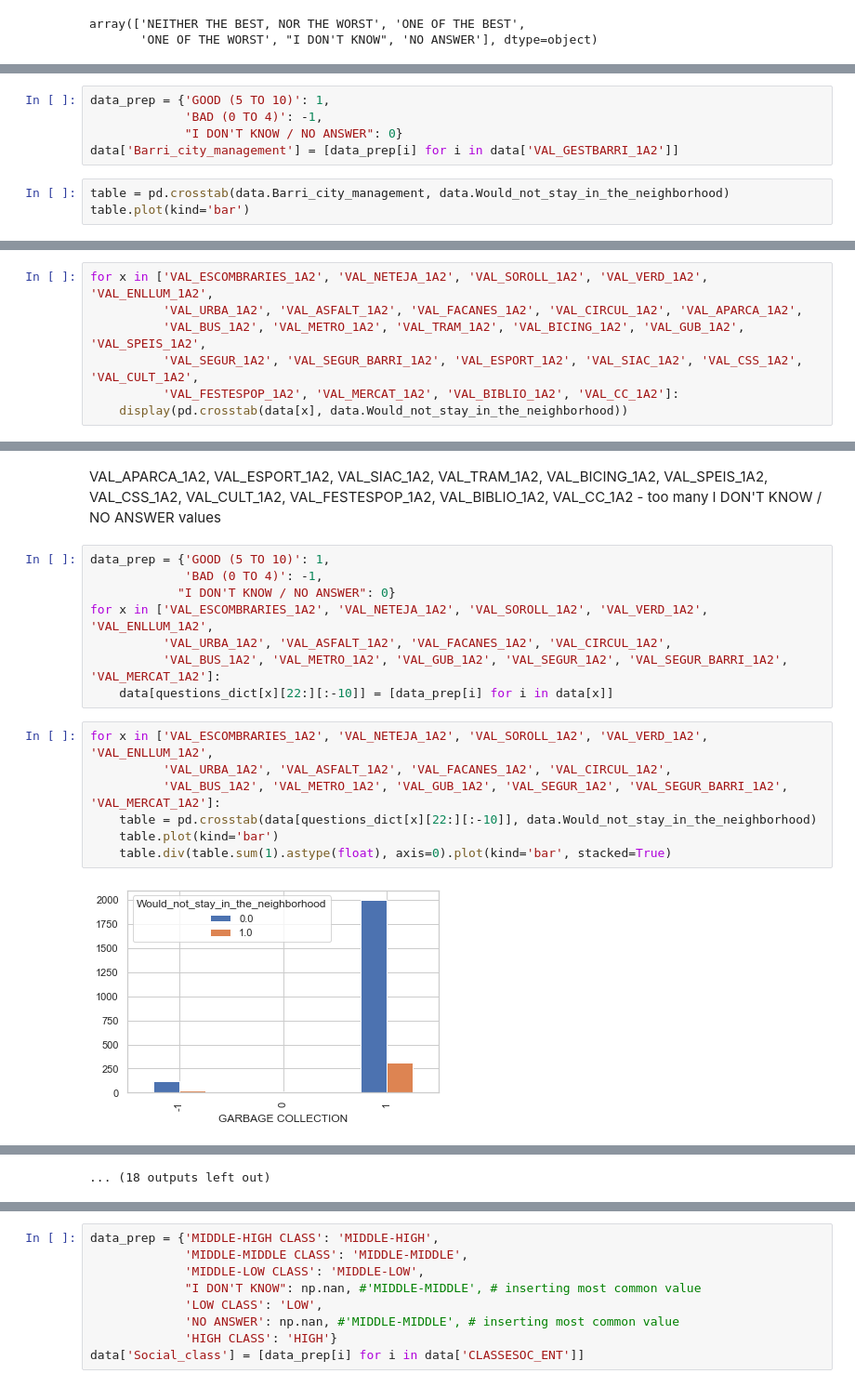
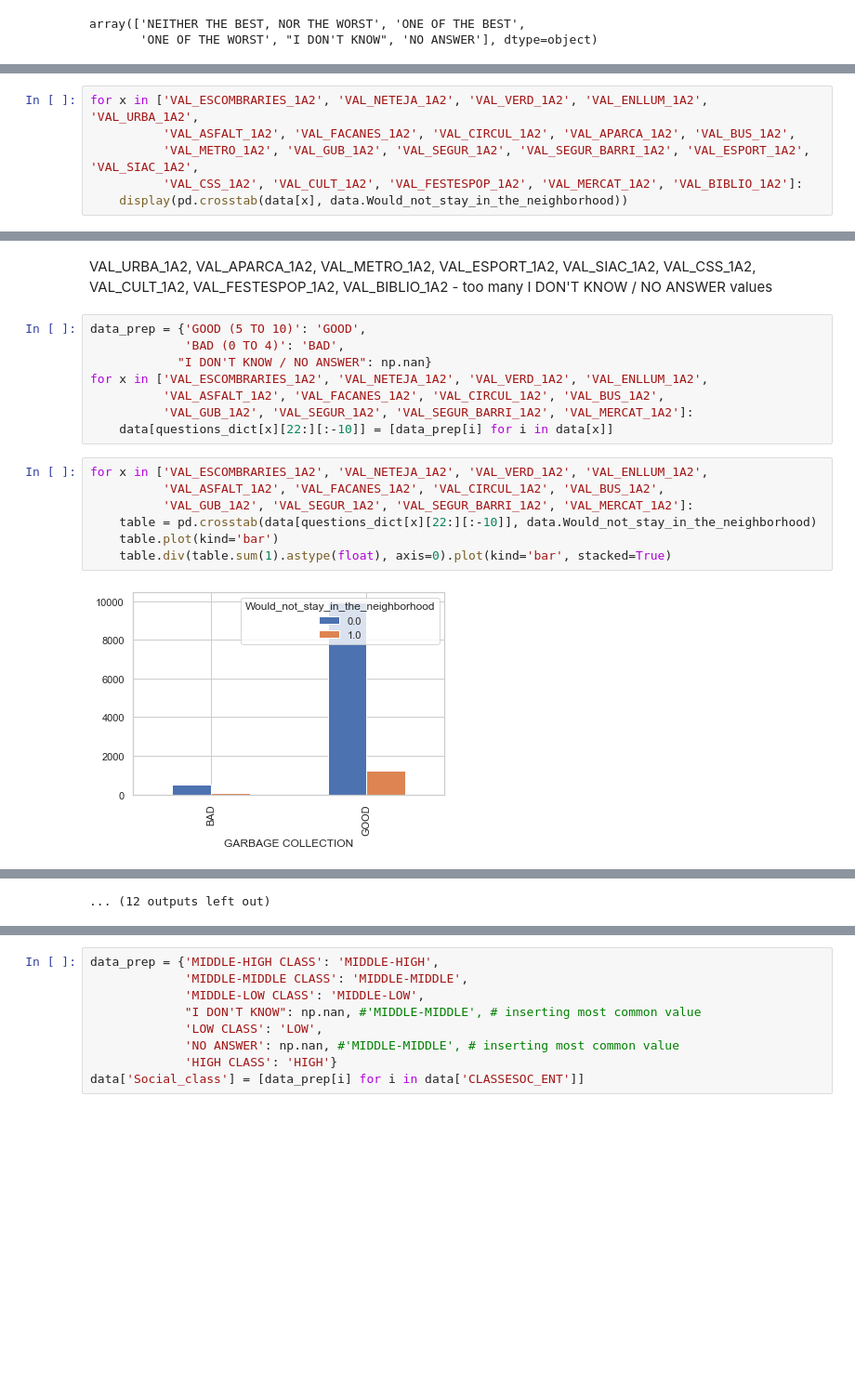
Before and after one commit to abednarczuk/MasterThesis, a Jupyter notebook: 01_Survey_data_EDA.ipynb, the cells around one changed output, grey strips where cells are left out. Shown at 93% size. Saved outputs shown, nothing was run; the diff lists cells and outputs as text; blank space fills up the shorter version.

```diff
--- a/01_Survey_data_EDA.ipynb
+++ b/01_Survey_data_EDA.ipynb
@@ -1154,8 +754,0 @@ array(["I DON'T KNOW / NO ANSWER", 'GOOD (5 TO 10)', 'BAD (0 TO 4)'],
-# %%
-data_prep = {'GOOD (5 TO 10)': 1,
-             'BAD (0 TO 4)': -1,
-             "I DON'T KNOW / NO ANSWER": 0}
-data['Barri_city_management'] = [data_prep[i] for i in data['VAL_GESTBARRI_1A2']]
-# %%
-table = pd.crosstab(data.Barri_city_management, data.Would_not_stay_in_the_neighborhood)
-table.plot(kind='bar')
@@ -1188,11 +773,10 @@ survey_65.columns.tolist()
  'RESUM_PARENTIU',
  'HAB_RES_1A4']
 # %%
-for x in ['VAL_ESCOMBRARIES_1A2', 'VAL_NETEJA_1A2', 'VAL_SOROLL_1A2', 'VAL_VERD_1A2', 'VAL_ENLLUM_1A2',
-          'VAL_URBA_1A2', 'VAL_ASFALT_1A2', 'VAL_FACANES_1A2', 'VAL_CIRCUL_1A2', 'VAL_APARCA_1A2',
-          'VAL_BUS_1A2', 'VAL_METRO_1A2', 'VAL_TRAM_1A2', 'VAL_BICING_1A2', 'VAL_GUB_1A2', 'VAL_SPEIS_1A2',
-          'VAL_SEGUR_1A2', 'VAL_SEGUR_BARRI_1A2', 'VAL_ESPORT_1A2', 'VAL_SIAC_1A2', 'VAL_CSS_1A2', 'VAL_CULT_1A2',
-          'VAL_FESTESPOP_1A2', 'VAL_MERCAT_1A2', 'VAL_BIBLIO_1A2', 'VAL_CC_1A2']:
+for x in ['VAL_ESCOMBRARIES_1A2', 'VAL_NETEJA_1A2', 'VAL_VERD_1A2', 'VAL_ENLLUM_1A2', 'VAL_URBA_1A2',
+          'VAL_ASFALT_1A2', 'VAL_FACANES_1A2', 'VAL_CIRCUL_1A2', 'VAL_APARCA_1A2', 'VAL_BUS_1A2',
+          'VAL_METRO_1A2', 'VAL_GUB_1A2', 'VAL_SEGUR_1A2', 'VAL_SEGUR_BARRI_1A2', 'VAL_ESPORT_1A2', 'VAL_SIAC_1A2',
+          'VAL_CSS_1A2', 'VAL_CULT_1A2', 'VAL_FESTESPOP_1A2', 'VAL_MERCAT_1A2', 'VAL_BIBLIO_1A2']:
     display(pd.crosstab(data[x], data.Would_not_stay_in_the_neighborhood))
 # %% [output]
 | Would_not_stay_in_the_neighborhood | 0.0 | 1.0 |
@@ -1259,19 +843,19 @@ for x in ['VAL_ESCOMBRARIES_1A2', 'VAL_NETEJA_1A2', 'VAL_SOROLL_1A2', 'VAL_VERD_
 # %% [markdown]
-VAL_APARCA_1A2, VAL_ESPORT_1A2, VAL_SIAC_1A2, VAL_TRAM_1A2, VAL_BICING_1A2, VAL_SPEIS_1A2, VAL_CSS_1A2, VAL_CULT_1A2, VAL_FESTESPOP_1A2, VAL_BIBLIO_1A2, VAL_CC_1A2	- too many I DON'T KNOW / NO ANSWER values
+VAL_URBA_1A2, VAL_APARCA_1A2, VAL_METRO_1A2, VAL_ESPORT_1A2, VAL_SIAC_1A2, VAL_CSS_1A2, VAL_CULT_1A2, VAL_FESTESPOP_1A2, VAL_BIBLIO_1A2 - too many I DON'T KNOW / NO ANSWER values
 # %%
-data_prep = {'GOOD (5 TO 10)': 1,
-             'BAD (0 TO 4)': -1,
-            "I DON'T KNOW / NO ANSWER": 0}
-for x in ['VAL_ESCOMBRARIES_1A2', 'VAL_NETEJA_1A2', 'VAL_SOROLL_1A2', 'VAL_VERD_1A2', 'VAL_ENLLUM_1A2',
-          'VAL_URBA_1A2', 'VAL_ASFALT_1A2', 'VAL_FACANES_1A2', 'VAL_CIRCUL_1A2',
-          'VAL_BUS_1A2', 'VAL_METRO_1A2', 'VAL_GUB_1A2', 'VAL_SEGUR_1A2', 'VAL_SEGUR_BARRI_1A2', 'VAL_MERCAT_1A2']:
+data_prep = {'GOOD (5 TO 10)': 'GOOD',
+             'BAD (0 TO 4)': 'BAD',
+            "I DON'T KNOW / NO ANSWER": np.nan}
+for x in ['VAL_ESCOMBRARIES_1A2', 'VAL_NETEJA_1A2', 'VAL_VERD_1A2', 'VAL_ENLLUM_1A2',
+          'VAL_ASFALT_1A2', 'VAL_FACANES_1A2', 'VAL_CIRCUL_1A2', 'VAL_BUS_1A2',
+          'VAL_GUB_1A2', 'VAL_SEGUR_1A2', 'VAL_SEGUR_BARRI_1A2', 'VAL_MERCAT_1A2']:
     data[questions_dict[x][22:][:-10]] = [data_prep[i] for i in data[x]]
 # %%
-for x in ['VAL_ESCOMBRARIES_1A2', 'VAL_NETEJA_1A2', 'VAL_SOROLL_1A2', 'VAL_VERD_1A2', 'VAL_ENLLUM_1A2',
-          'VAL_URBA_1A2', 'VAL_ASFALT_1A2', 'VAL_FACANES_1A2', 'VAL_CIRCUL_1A2',
-          'VAL_BUS_1A2', 'VAL_METRO_1A2', 'VAL_GUB_1A2', 'VAL_SEGUR_1A2', 'VAL_SEGUR_BARRI_1A2', 'VAL_MERCAT_1A2']:
+for x in ['VAL_ESCOMBRARIES_1A2', 'VAL_NETEJA_1A2', 'VAL_VERD_1A2', 'VAL_ENLLUM_1A2',
+          'VAL_ASFALT_1A2', 'VAL_FACANES_1A2', 'VAL_CIRCUL_1A2', 'VAL_BUS_1A2',
+          'VAL_GUB_1A2', 'VAL_SEGUR_1A2', 'VAL_SEGUR_BARRI_1A2', 'VAL_MERCAT_1A2']:
     table = pd.crosstab(data[questions_dict[x][22:][:-10]], data.Would_not_stay_in_the_neighborhood)
     table.plot(kind='bar')
     table.div(table.sum(1).astype(float), axis=0).plot(kind='bar', stacked=True)
 # %% [output]
-[figure, old version]
+[figure, new version]
@@ -1289 +873 @@ for x in ['VAL_ESCOMBRARIES_1A2', 'VAL_NETEJA_1A2', 'VAL_SOROLL_1A2', 'VAL_VERD_
-... (18 outputs left out)
+... (12 outputs left out)
```
Also changed, not shown: parts of 218 cells of this notebook, 4 other files.
